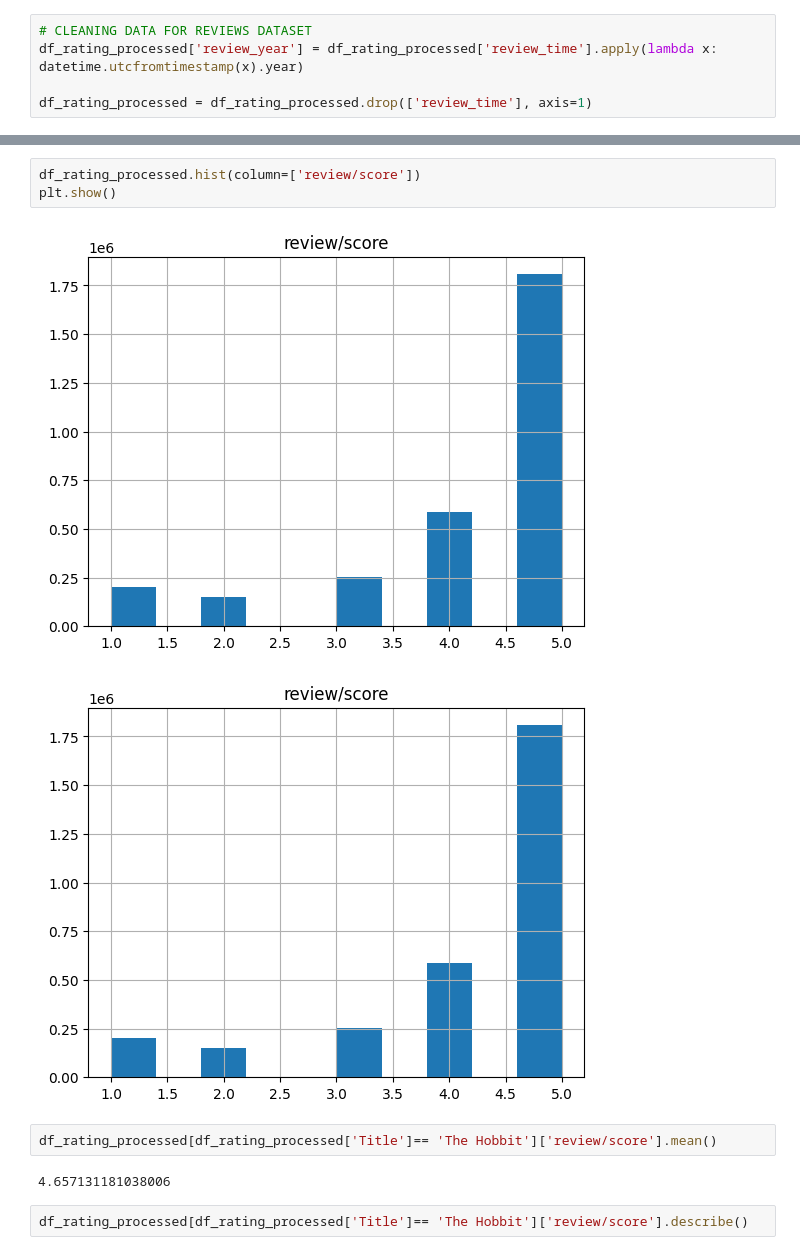
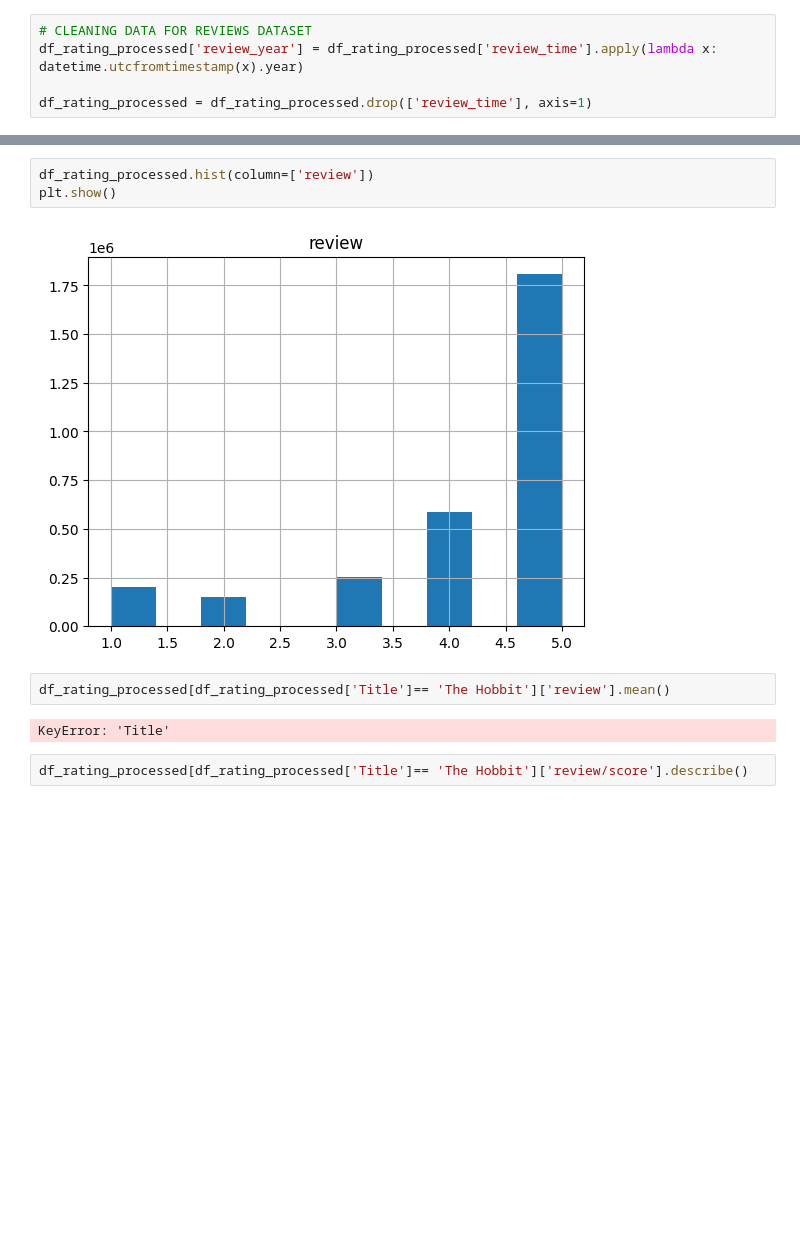
Before and after one commit to arnaldochm/final_project_nlp, a Jupyter notebook: notebooks/notebook_Data_Cleaning.ipynb, the cells around one changed output, grey strips where cells are left out. Cells and saved outputs as stored; diff of their text form; blank space fills up the shorter version.

```diff
--- a/notebooks/notebook_Data_Cleaning.ipynb
+++ b/notebooks/notebook_Data_Cleaning.ipynb
@@ -470,13 +460,12 @@ df_rating_processed.boxplot(column=['review/score'])
 # %%
-df_rating_processed.hist(column=['review/score'])
+df_rating_processed.hist(column=['review'])
 plt.show()
 # %% [output]
-[figure, old version]
+[figure, new version]
-[figure, removed]
 # %%
-df_rating_processed[df_rating_processed['Title']== 'The Hobbit']['review/score'].mean()
+df_rating_processed[df_rating_processed['Title']== 'The Hobbit']['review'].mean()
 # %% [output]
-4.657131181038006
+KeyError: 'Title'
 # %%
 df_rating_processed[df_rating_processed['Title']== 'The Hobbit']['review/score'].describe()
 # %% [output]
```
Also changed, not shown: parts of 22 cells of this notebook, 2 other files.
